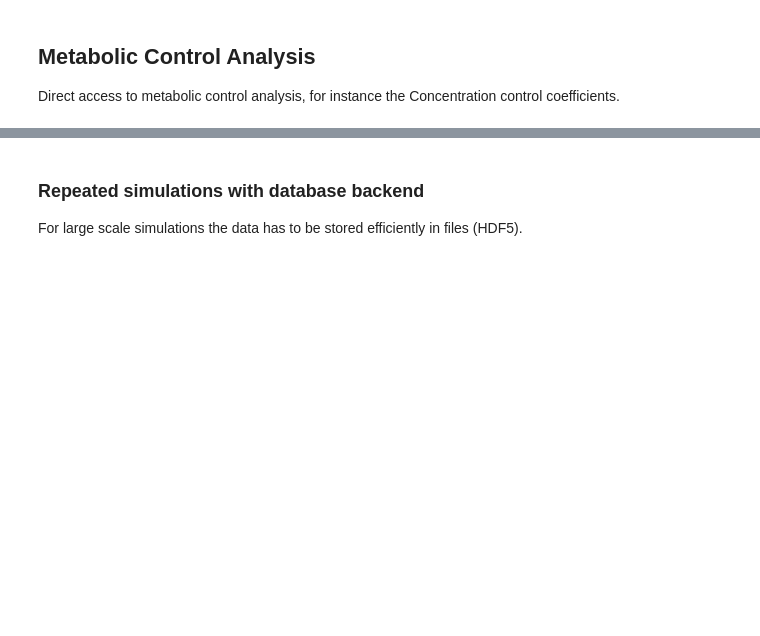
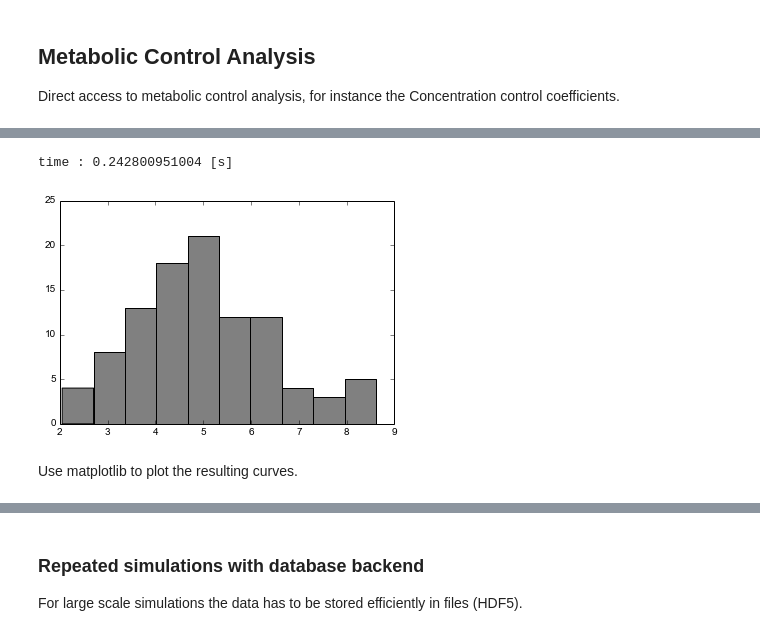
Before and after one commit to jingyayeah/multiscale-galactose, a Jupyter notebook: python/simulator/examples/demo/Koenig demo network.ipynb, the cells around one changed output, grey strips where cells are left out. Drawn from its saved outputs; the diff is of its cells as text; code cells hidden in the pictures; blank space fills up the shorter version.

```diff
--- a/python/simulator/examples/demo/Koenig demo network.ipynb
+++ b/python/simulator/examples/demo/Koenig demo network.ipynb
@@ -178,0 +205,25 @@ Direct storage of simulation results in a list of numpy arrays.
+# %%
+import odesim.roadrunner.roadrunner_tools as rt
+import numpy as np
+import time
+
+# Create some parameter sampling
+# Vmax_test = np.linspace(start=0, stop=10, num=20)
+Vmax_test = np.random.normal(loc=5.0, scale=1.5, size=100)
+Vmax_test = np.maximum(0.0, Vmax_test)
+
+t1 = time.time()
+results = []
+for Vmax in Vmax_test:
+    # create a parameter dict for the simulation
+    parameters = {'Vmax_b1': Vmax}
+    inits = {}
+    (s, _) = rt.simulation(rr, parameters, inits, t_start=0, t_stop=20, absTol=1e-08, relTol=1e-08, info=False)
+    results.append(s)
+plt.hist(Vmax_test, color='grey')
+print 'time : {} [s]'.format(time.time() - t1)
+# %% [output]
+time : 0.242800951004 [s]
+[figure, added]
+# %% [markdown]
+Use matplotlib to plot the resulting curves.
```
Also changed, not shown: parts of 24 cells of this notebook, 3 other files.
